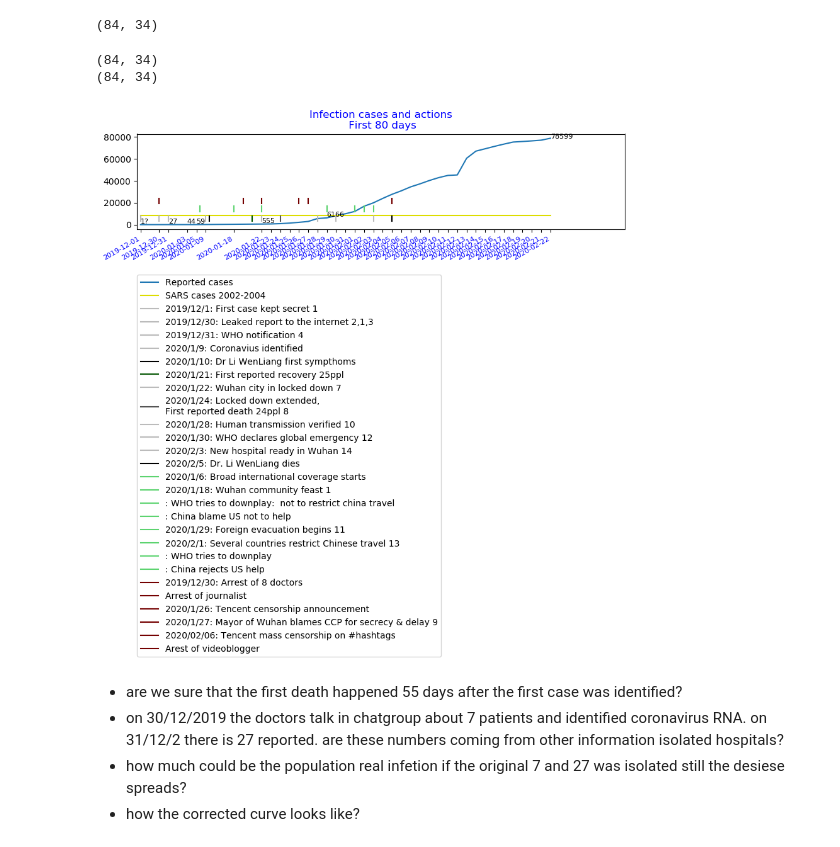
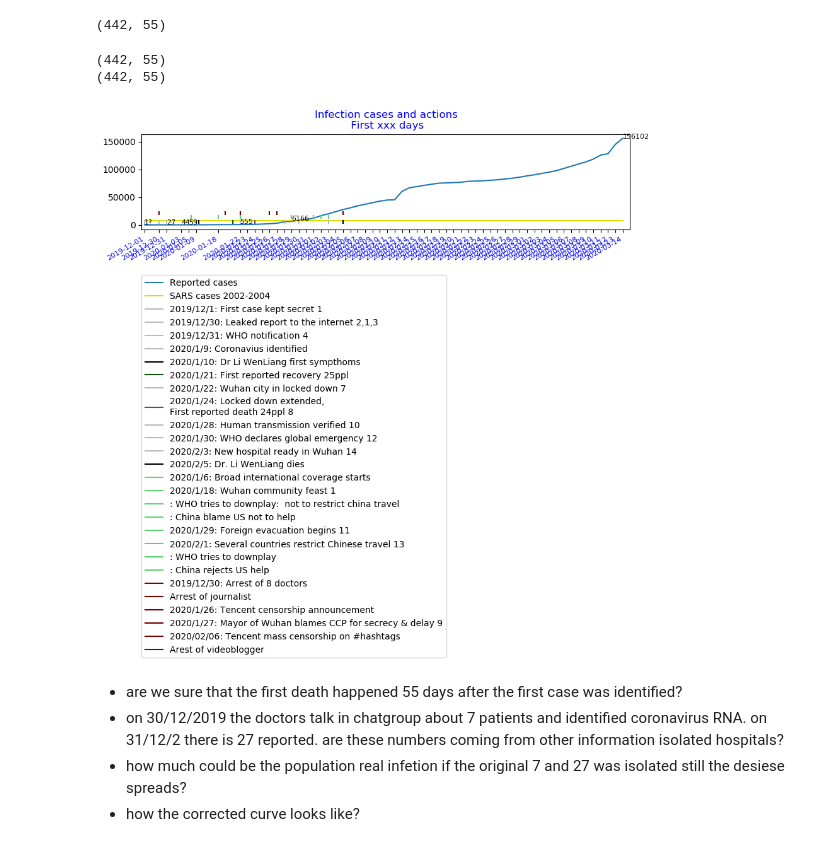
Before and after one commit to Htrismegistos/projectbuds, a Jupyter notebook: CoronaV/Stat_corona.ipynb, the cells around one changed output. Drawn from its saved outputs; the diff is of its cells as text; code cells hidden in the pictures.

```diff
--- a/CoronaV/Stat_corona.ipynb
+++ b/CoronaV/Stat_corona.ipynb
@@ -26,8 +26,8 @@ os.listdir()
 # %%
-cases = pd.read_csv('allcase_23022020.csv')
+cases = pd.read_csv('allcase_15032020.csv')
 cases.shape
 # %% [output]
-(84, 34)
+(442, 55)
 # %%
 def colselect(df):
     '''
@@ -50,8 +50,8 @@ def colselect(df):
 # %%
 casescln = colselect(cases)
 # %% [output]
-(84, 34)
-(84, 34)
+(442, 55)
+(442, 55)
 # %%
 # add cases from news report
 sumcases = pd.Series([1,27,44,59], index=['12/1/2019','12/31/2019','1/3/2020','1/5/2020']).append(casescln.sum())
@@ -133,36 +133,36 @@ texts = [('1/9/2020',900,'1?'),
         ('1/12/2020',1000,'27'),
         ('1/14/2020',1000,'44'),
         ('1/15/2020',1000,'59'),
         ('1/22/2020',sumcases['1/22/2020']+1200,int(sumcases['1/22/2020'])),
         ('1/29/2020',sumcases['1/29/2020']+1200,int(sumcases['1/29/2020'])),
         (sumcases.index[-1].date().strftime('%m/%d/%Y'),sumcases[-1],int(sumcases[-1]))]
 
 fig, ax = plt.subplots(1,1, figsize=(10,2), dpi = 100)
 ax.plot(sumindex, sumcases, label = 'Reported cases')
 ax.plot(sumindex, [8096]*len(sumcases), c='#dddd00', label= 'SARS cases 2002-2004')
 
 for i in medical:
     ax.plot((pd.to_datetime(i[0]),pd.to_datetime(i[0])),(i[1],i[2]), c = i[3], label = '{} {}'.format(i[4],i[5]))
 
 for i in social:
     ax.plot((pd.to_datetime(i[0]),pd.to_datetime(i[0])),(i[1],i[2]), c = i[3], label = '{} {}'.format(i[4],i[5]))
 
 for i in control:
     ax.plot((pd.to_datetime(i[0]),pd.to_datetime(i[0])),(i[1],i[2]), c = i[3], label = '{} {}'.format(i[4],i[5]))
 
 
 for i in texts:
     ax.text(pd.to_datetime(i[0]),i[1],i[2], fontsize=8)
 
 
 ax.set_xticks(ticks)
 ax.set_xticklabels(label,rotation=30, horizontalalignment ='right', fontsize= 8, color='blue')
-ax.set_title('Infection cases and actions\n First 80 days', color='blue')
+ax.set_title('Infection cases and actions\n First xxx days', color='blue')
 plt.legend(loc = (0,-4.5))
-plt.xlim(pd.to_datetime('1/8/2020 15:00'),pd.to_datetime('3/1/2020'))
+plt.xlim(pd.to_datetime('1/8/2020 15:00'),pd.to_datetime('3/15/2020'))
 plt.show()
 # %% [output]
-[figure, old version]
+[figure, new version]
 # %% [markdown]
 - are we sure that the first death happened 55 days after the first case was identified?
 - on 30/12/2019 the doctors talk in chatgroup about 7 patients and identified coronavirus RNA. on 31/12/2 there is 27 reported. are these numbers coming from other information isolated hospitals?
```
Also changed, not shown: parts of 1 cell of this notebook, 54 other files.
